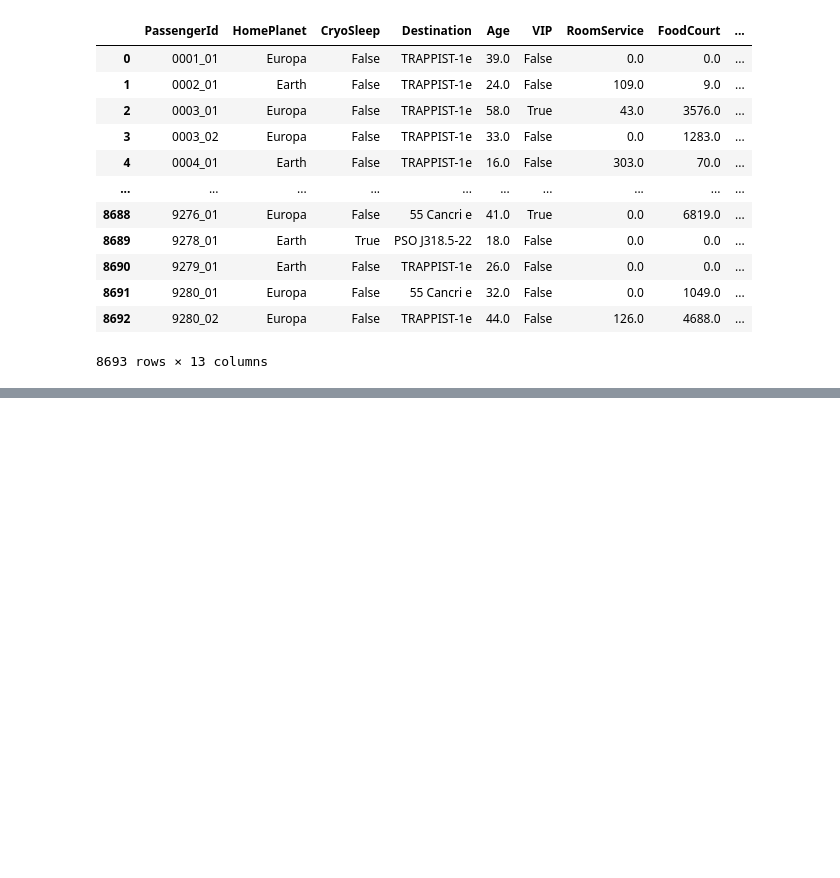
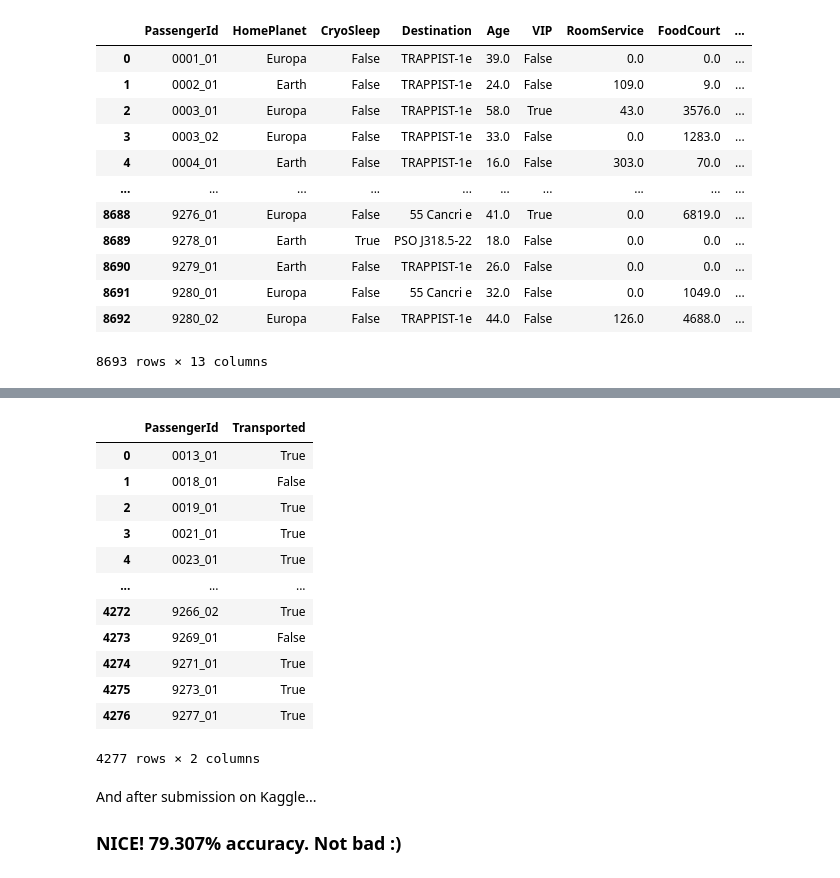
Before and after one commit to Chemafiz/My-Portfolio, a Jupyter notebook: spaceship_titanic.ipynb, the cells around one changed output, grey strips where cells are left out. Cells and saved outputs as stored; diff of their text form; code cells hidden in the pictures; blank space fills up the shorter version.

```diff
--- a/spaceship_titanic.ipynb
+++ b/spaceship_titanic.ipynb
@@ -310,0 +434,19 @@ X_train
+# %%
+pd.read_csv(r"data\spaceship titanic\final_submission.csv")
+# %% [output]
+|  | PassengerId | Transported |
+| 0 | 0013_01 | True |
+| 1 | 0018_01 | False |
+| 2 | 0019_01 | True |
+| 3 | 0021_01 | True |
+| 4 | 0023_01 | True |
+| ... | ... | ... |
+| 4272 | 9266_02 | True |
+| 4273 | 9269_01 | False |
+| 4274 | 9271_01 | True |
+| 4275 | 9273_01 | True |
+| 4276 | 9277_01 | True |
+4277 rows × 2 columns
+# %% [markdown]
+And after submission on Kaggle...
+### NICE! 79.307% accuracy. Not bad :)
```
Also changed, not shown: parts of 30 cells of this notebook, 1 other file.
